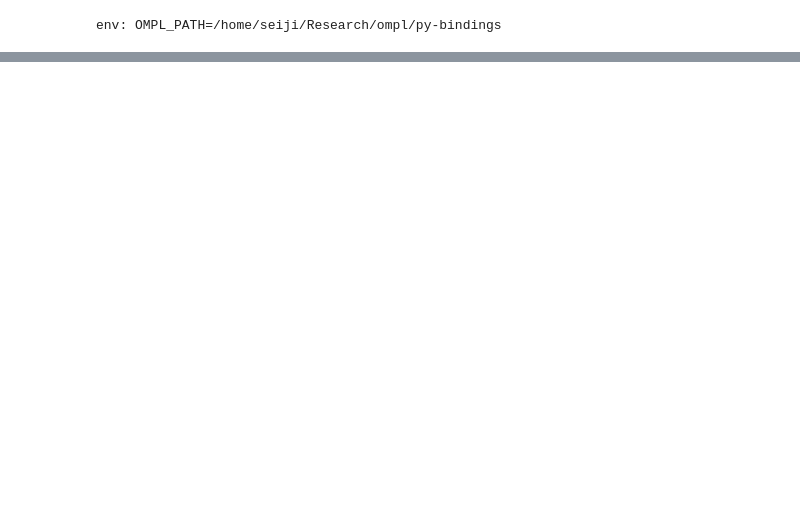
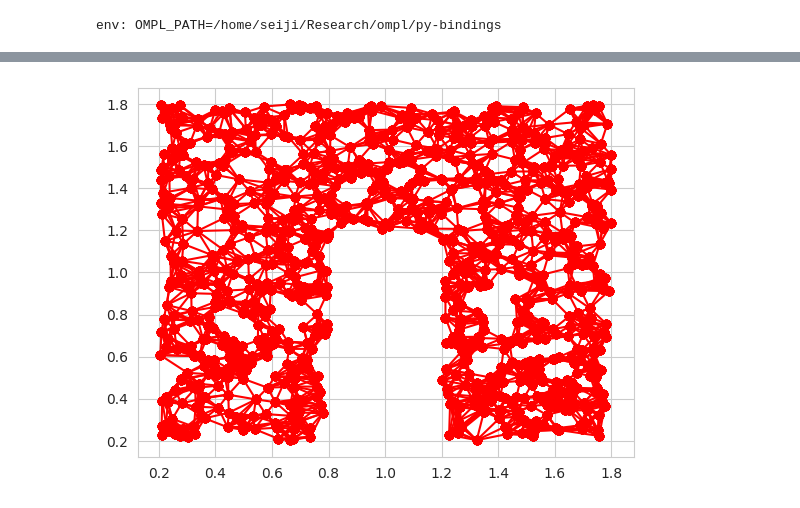
Before and after one commit to robustrobotics/nonasymptotic-mp, a Jupyter notebook: notebooks/vis_gray_code_env.ipynb, the cells around one changed output, grey strips where cells are left out. Saved outputs shown, nothing was run; the diff lists cells and outputs as text; code cells hidden in the pictures; blank space fills up the shorter version.

```diff
--- a/notebooks/vis_gray_code_env.ipynb
+++ b/notebooks/vis_gray_code_env.ipynb
@@ -29,0 +33,15 @@ plt.show()
+# %%
+# visualizing a small PRM built on 2d env
+prm_env_2d = GrayCodeWalls(2, 2, 0.2)
+prm = SimplePRM(1.0, env_2d.is_motion_valid, env_2d.sample_from_env)
+prm.grow_to_n_samples(10300)
+
+plt.figure()
+for u, v in prm.g_prm.iterEdges():
+    coords_u = prm.samples[u]
+    coords_v = prm.samples[v]
+
+    plt.plot([coords_u[0], coords_v[0]], [coords_u[1], coords_v[1]], 'ro-')
+
+plt.show()
+# %% [output]
@@ -29,0 +61 @@ plt.show()
+[figure, added]
```
Also changed, not shown: parts of 4 cells of this notebook.
